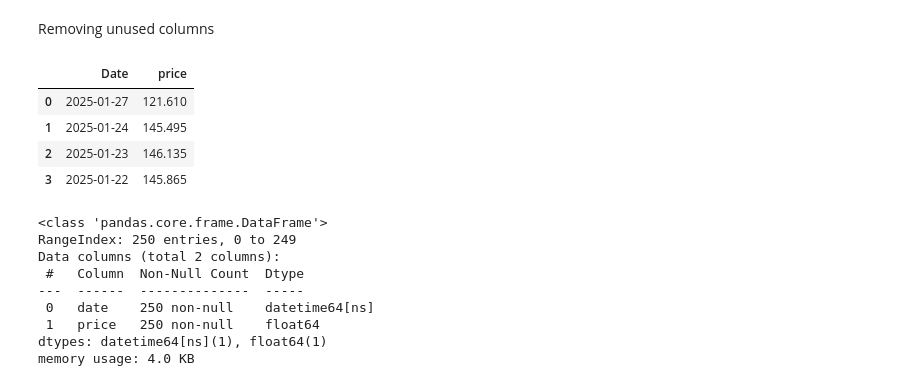
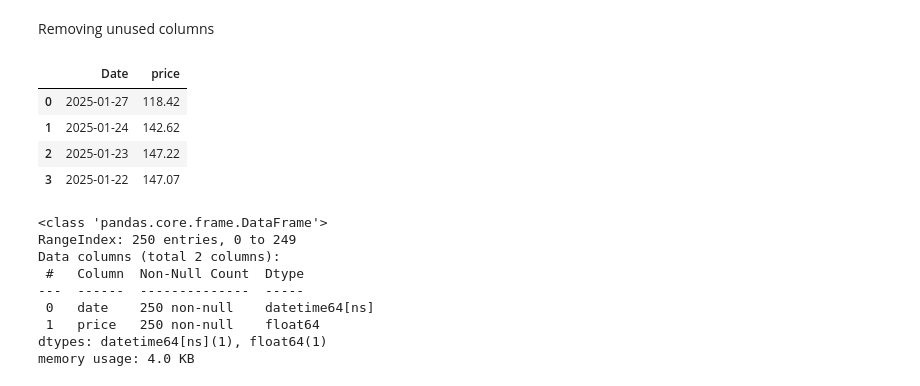
Before and after one commit to uea-geral/stock-price-lstm, a Jupyter notebook: 01_Stock_Price_LSTM.ipynb, the cells around one changed output. Cells and saved outputs as stored; diff of their text form; code cells hidden in the pictures.

```diff
--- a/01_Stock_Price_LSTM.ipynb
+++ b/01_Stock_Price_LSTM.ipynb
@@ -87,16 +89,16 @@ print(f"{len(sanitized_price_data) - len(data_price)} exemplos foram removidos."
 Removing unused columns
 # %%
 if 'Open' in sanitized_price_data:
-    sanitized_price_data['price'] = ((sanitized_price_data['Open'] + sanitized_price_data['Close']) / 2)
+    sanitized_price_data['price'] = sanitized_price_data['Close']
     sanitized_price_data = sanitized_price_data.drop(columns=['Open', 'Close', 'High', 'Low', 'Volume'])
 
 sanitized_price_data.head(4)
 # %% [output]
 |  | Date | price |
-| 0 | 2025-01-27 | 121.610 |
-| 1 | 2025-01-24 | 145.495 |
-| 2 | 2025-01-23 | 146.135 |
-| 3 | 2025-01-22 | 145.865 |
+| 0 | 2025-01-27 | 118.42 |
+| 1 | 2025-01-24 | 142.62 |
+| 2 | 2025-01-23 | 147.22 |
+| 3 | 2025-01-22 | 147.07 |
 # %%
 sanitized_price_data = sanitized_price_data.rename(columns={'Date': 'date'})
 sanitized_price_data.info()
```
Also changed, not shown: parts of 25 cells of this notebook, 1 other file.
